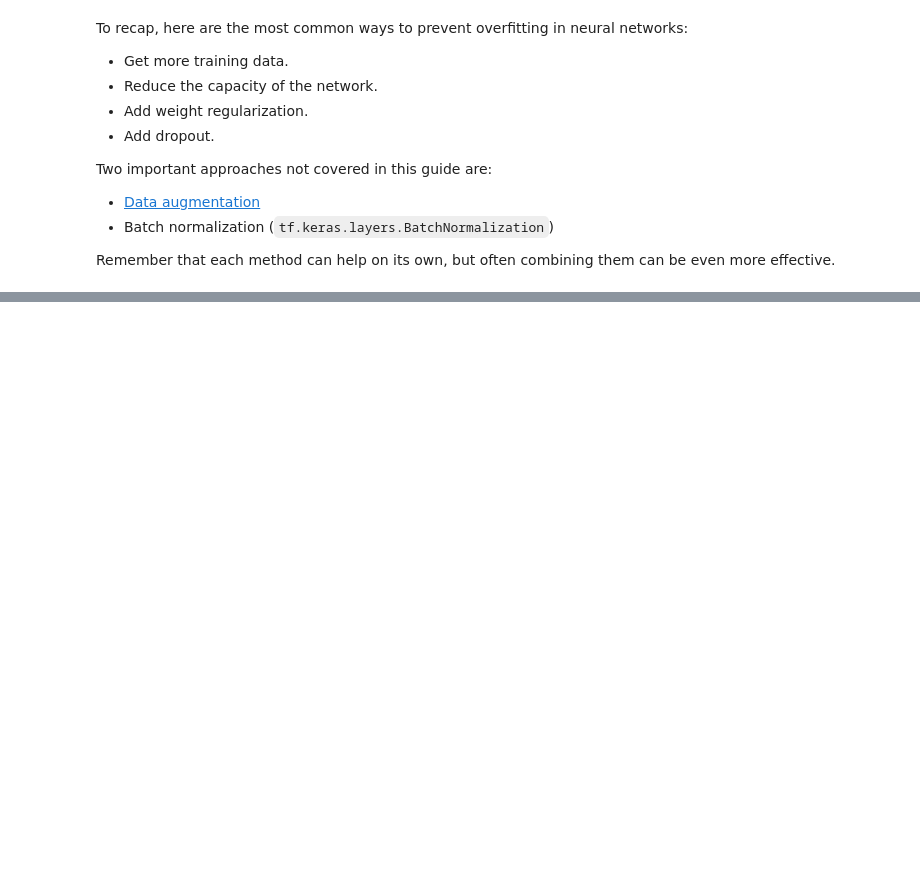
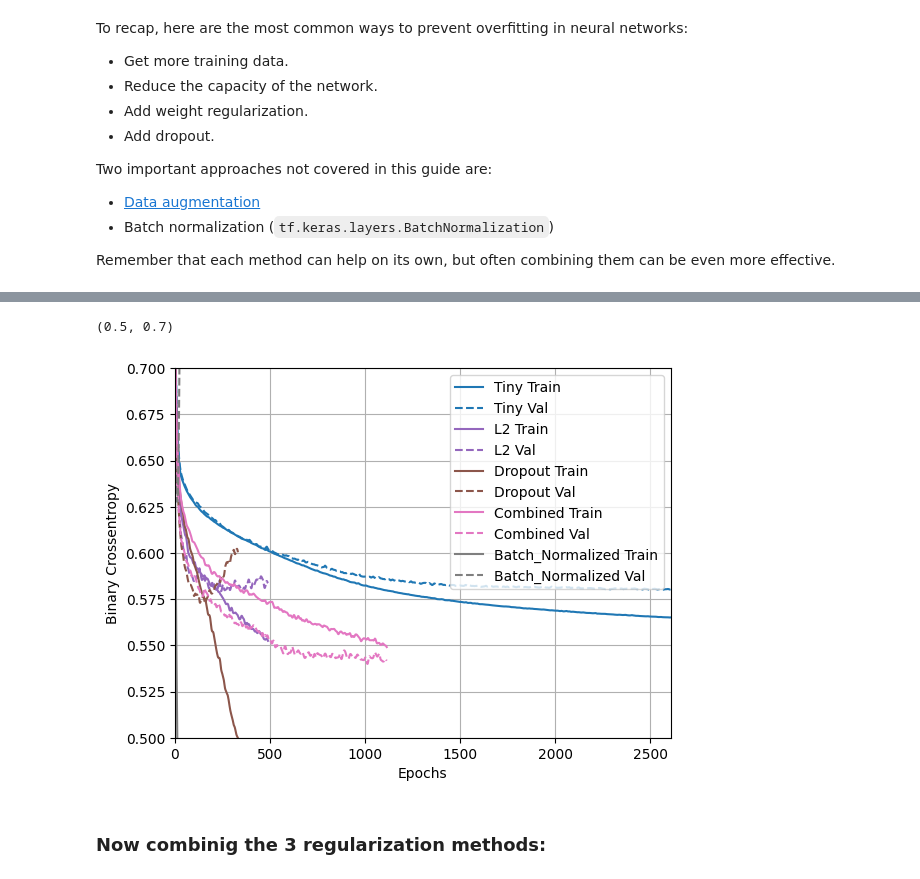
Before and after one commit to Andre-Andreati/Learning, a Jupyter notebook: TensorFlow/05_overfit_and_underfit.ipynb, the cells around one changed output, grey strips where cells are left out. Drawn from its saved outputs; the diff is of its cells as text; code cells hidden in the pictures; blank space fills up the shorter version.

```diff
--- a/TensorFlow/05_overfit_and_underfit.ipynb
+++ b/TensorFlow/05_overfit_and_underfit.ipynb
@@ -137,6 +131,11 @@ Skipping registering GPU devices...
 # %% [markdown]
 That csv reader class returns a list of scalars for each record. The following function repacks that list of scalars into a (feature_vector, label) pair.
 # %%
+'''def pack_row(*row):
+  label = tf.stack(row[:1],1)
+  features = tf.stack(row[1:],1)
+  return features, label'''
+
 def pack_row(*row):
   label = row[0]
   features = tf.stack(row[1:],1)
@@ -247,10 +261,10 @@ def compile_and_fit(model, name, optimizer=None, max_epochs=10000):
   model.summary()
 
   history = model.fit(
-    train_ds,
+    train_ds.map(lambda x, y: (x, tf.expand_dims(y, axis=-1))),
     steps_per_epoch = STEPS_PER_EPOCH,
     epochs=max_epochs,
-    validation_data=validate_ds,
+    validation_data=validate_ds.map(lambda x, y: (x, tf.expand_dims(y, axis=-1))),
     callbacks=get_callbacks(name),
     verbose=0)
   return history
@@ -508,0 +762,14 @@ Remember that each method can help on its own, but often combining them can be e
+# %%
+batch_normalization_model = tf.keras.Sequential([
+    layers.Dense(512, activation='elu', input_shape=(FEATURES,)),
+    layers.BatchNormalization(),
+    layers.Dense(512, activation='elu'),
+    layers.BatchNormalization(),
+    layers.Dense(512, activation='elu'),
+    layers.BatchNormalization(),
+    layers.Dense(512, activation='elu'),
+    layers.BatchNormalization(),
+    layers.Dense(1)
+])
+
+regularizer_histories['batch_normalized'] = compile_and_fit(batch_normalization_model, "regularizers/batch_normalized")
@@ -508,0 +805,8 @@ Remember that each method can help on its own, but often combining them can be e
+# %%
+plotter.plot(regularizer_histories)
+plt.ylim([0.5, 0.7])
+# %% [output]
+(0.5, 0.7)
+[figure, added]
+# %% [markdown]
+### Now combinig the 3 regularization methods:
```
Also changed, not shown: parts of 26 cells of this notebook.
